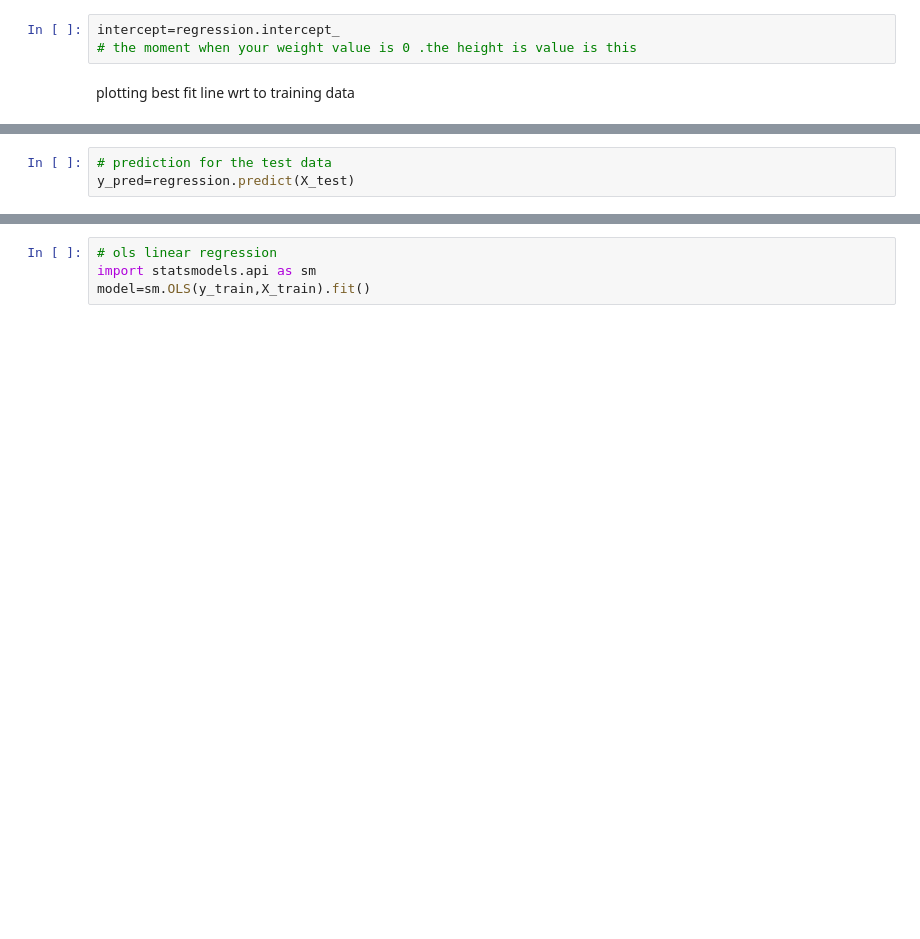
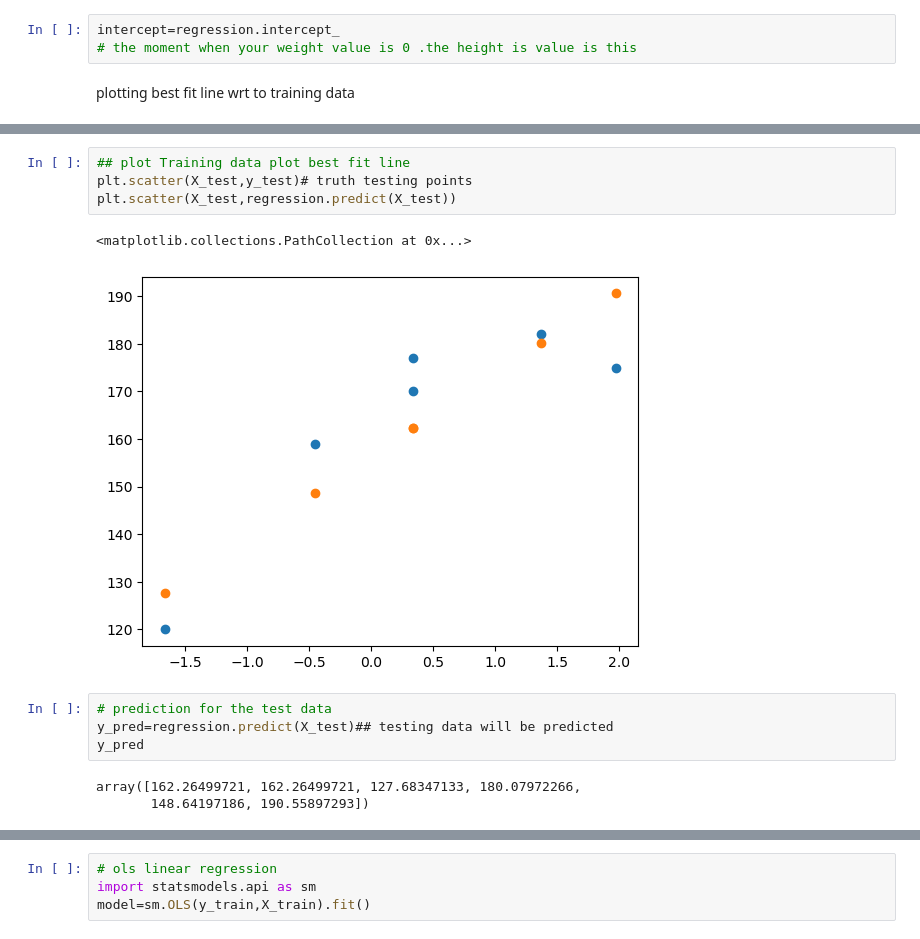
Before and after one commit to SARWAGYASHAH/implementing-linear-regression, a Jupyter notebook: lecturesimplereg.ipynb, the cells around one changed output, grey strips where cells are left out. Cells and saved outputs as stored; diff of their text form; blank space fills up the shorter version.

```diff
--- a/lecturesimplereg.ipynb
+++ b/lecturesimplereg.ipynb
@@ -186,5 +216,16 @@ plt.plot(X_train,regression.predict(X_train))
+# %%
+## plot Training data plot best fit line
+plt.scatter(X_test,y_test)# truth testing points
+plt.scatter(X_test,regression.predict(X_test))
+# %% [output]
+<matplotlib.collections.PathCollection at 0x...>
+[figure, added]
 # %%
 # prediction for the test data
-y_pred=regression.predict(X_test)
+y_pred=regression.predict(X_test)## testing data will be predicted
+y_pred
+# %% [output]
+array([162.26499721, 162.26499721, 127.68347133, 180.07972266,
+       148.64197186, 190.55897293])
 # %%
 # perfromance metric
```
Also changed, not shown: parts of 27 cells of this notebook, 2 other files.
